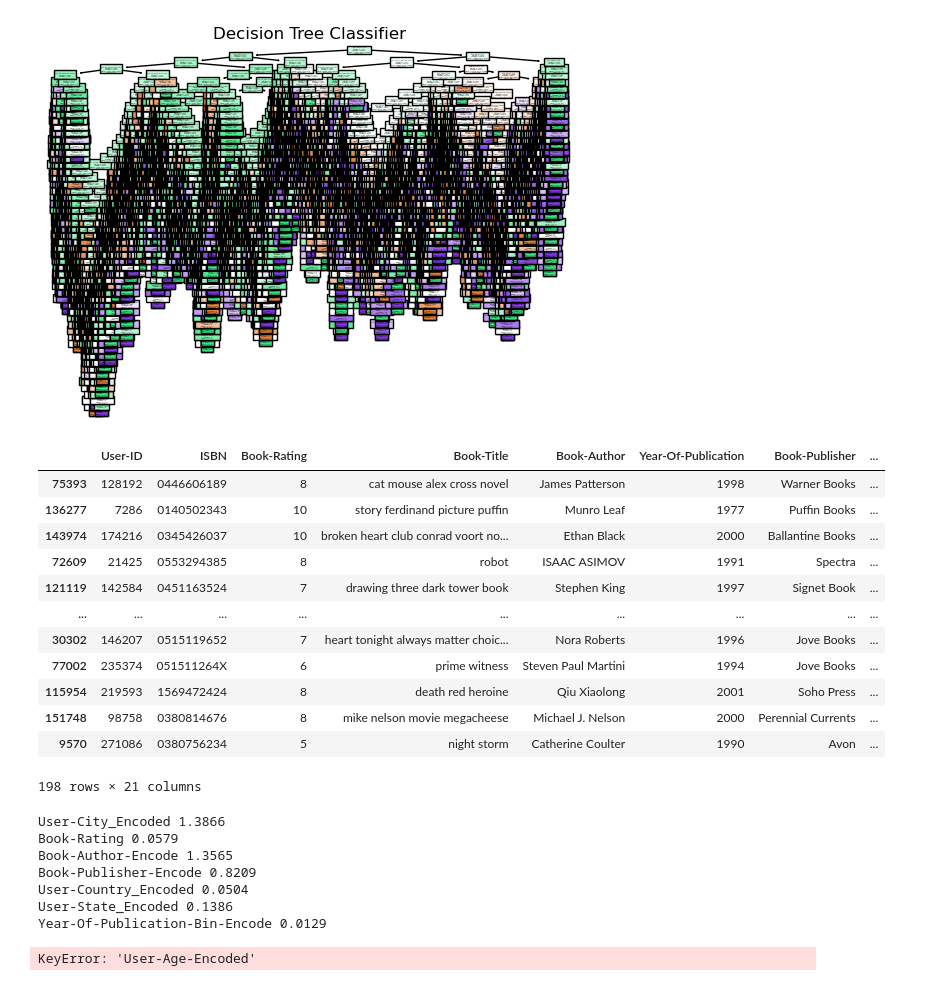
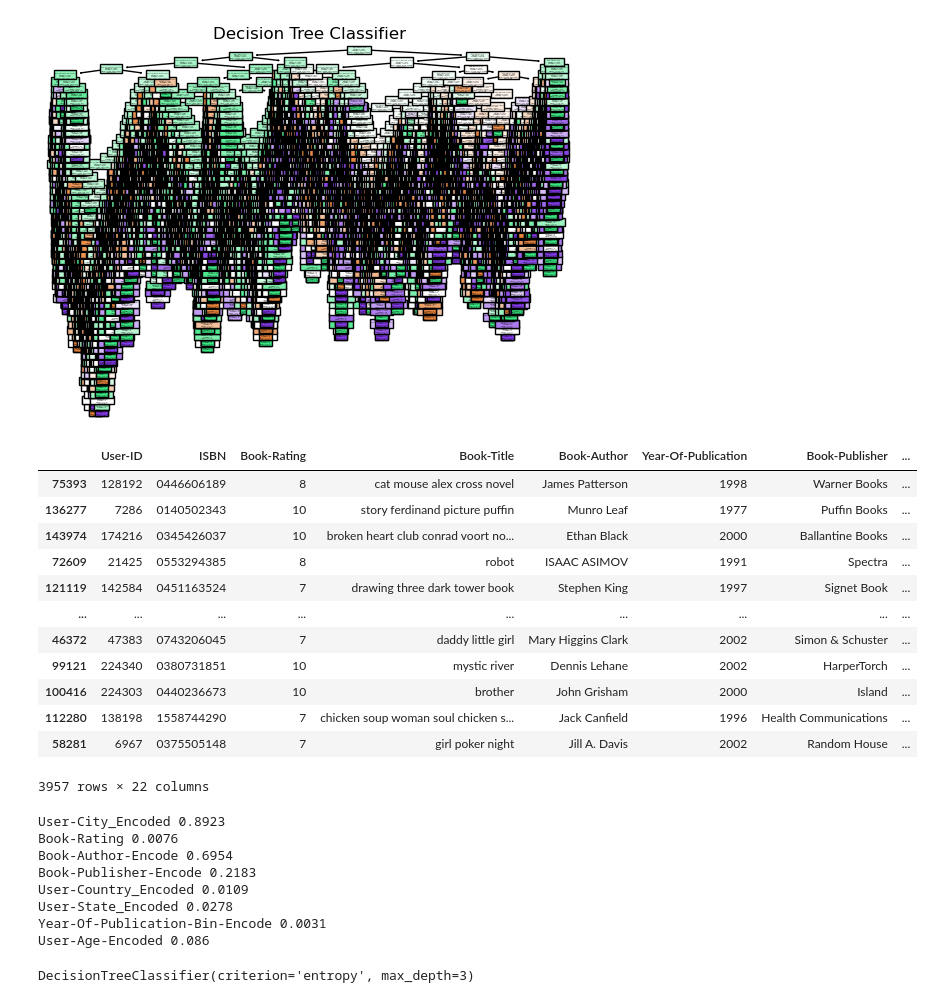
Before and after one commit to YubotKwng/Bookstore-management-Data-Processing, a Jupyter notebook: decision_tree_ml.ipynb, the cells around one changed output. Drawn from its saved outputs; the diff is of its cells as text; code cells hidden in the pictures.

```diff
--- a/decision_tree_ml.ipynb
+++ b/decision_tree_ml.ipynb
@@ -112,31 +112,42 @@ plt.show()
 # %% [output]
 [figure]
 # %%
-sample_df = combined_quality_df.sample(frac = 0.001, random_state = 42)
+sample_df = combined_quality_df.sample(frac = 0.02, random_state = 42)
 sample_df
 # %% [output]
 |  | User-ID | ISBN | Book-Rating | Book-Title | Book-Author | Year-Of-Publication | Book-Publisher | ... |
 | 75393 | 128192 | 0446606189 | 8 | cat mouse alex cross novel | James Patterson | 1998 | Warner Books | ... |
 | 136277 | 7286 | 0140502343 | 10 | story ferdinand picture puffin | Munro Leaf | 1977 | Puffin Books | ... |
 | 143974 | 174216 | 0345426037 | 10 | broken heart club conrad voort no... | Ethan Black | 2000 | Ballantine Books | ... |
 | 72609 | 21425 | 0553294385 | 8 | robot | ISAAC ASIMOV | 1991 | Spectra | ... |
 | 121119 | 142584 | 0451163524 | 7 | drawing three dark tower book | Stephen King | 1997 | Signet Book | ... |
 | ... | ... | ... | ... | ... | ... | ... | ... | ... |
-| 30302 | 146207 | 0515119652 | 7 | heart tonight always matter choic... | Nora Roberts | 1996 | Jove Books | ... |
-| 77002 | 235374 | 051511264X | 6 | prime witness | Steven Paul Martini | 1994 | Jove Books | ... |
-| 115954 | 219593 | 1569472424 | 8 | death red heroine | Qiu Xiaolong | 2001 | Soho Press | ... |
-| 151748 | 98758 | 0380814676 | 8 | mike nelson movie megacheese | Michael J. Nelson | 2000 | Perennial Currents | ... |
-| 9570 | 271086 | 0380756234 | 5 | night storm | Catherine Coulter | 1990 | Avon | ... |
+| 46372 | 47383 | 0743206045 | 7 | daddy little girl | Mary Higgins Clark | 2002 | Simon & Schuster | ... |
+| 99121 | 224340 | 0380731851 | 10 | mystic river | Dennis Lehane | 2002 | HarperTorch | ... |
+| 100416 | 224303 | 0440236673 | 10 | brother | John Grisham | 2000 | Island | ... |
+| 112280 | 138198 | 1558744290 | 7 | chicken soup woman soul chicken s... | Jack Canfield | 1996 | Health Communications | ... |
+| 58281 | 6967 | 0375505148 | 7 | girl poker night | Jill A. Davis | 2002 | Random House | ... |
-198 rows × 21 columns
+3957 rows × 22 columns
 # %%
 for feature in ('User-City_Encoded','Book-Rating', 'Book-Author-Encode', 'Book-Publisher-Encode','User-Country_Encoded','User-State_Encoded','Year-Of-Publication-Bin-Encode','User-Age-Encoded'):
     print(feature, compute_information_gain(sample_df[feature], sample_df['Classification']).round(4))
 # %% [output]
-User-City_Encoded 1.3866
-Book-Rating 0.0579
-Book-Author-Encode 1.3565
-Book-Publisher-Encode 0.8209
-User-Country_Encoded 0.0504
-User-State_Encoded 0.1386
-Year-Of-Publication-Bin-Encode 0.0129
+User-City_Encoded 0.8923
+Book-Rating 0.0076
+Book-Author-Encode 0.6954
+Book-Publisher-Encode 0.2183
+User-Country_Encoded 0.0109
+User-State_Encoded 0.0278
+Year-Of-Publication-Bin-Encode 0.0031
+User-Age-Encoded 0.086
-KeyError: 'User-Age-Encoded'
+# %%
+# User City has highest information gain so proceed we choose user city to perform first split on
+
+X = sample_df[['User-City_Encoded','Book-Rating', 'Book-Author-Encode', 'Book-Publisher-Encode','User-Country_Encoded','User-State_Encoded','Year-Of-Publication-Bin-Encode','User-Age-Encoded']]
+y = sample_df['Classification']
+
+dt = DecisionTreeClassifier(criterion='entropy' # we specify entropy for IG
+ ,max_depth=3                           )
+dt.fit(X, y)
+# %% [output]
+DecisionTreeClassifier(criterion='entropy', max_depth=3)
```
Also changed, not shown: parts of 11 cells of this notebook, 8 other files.
